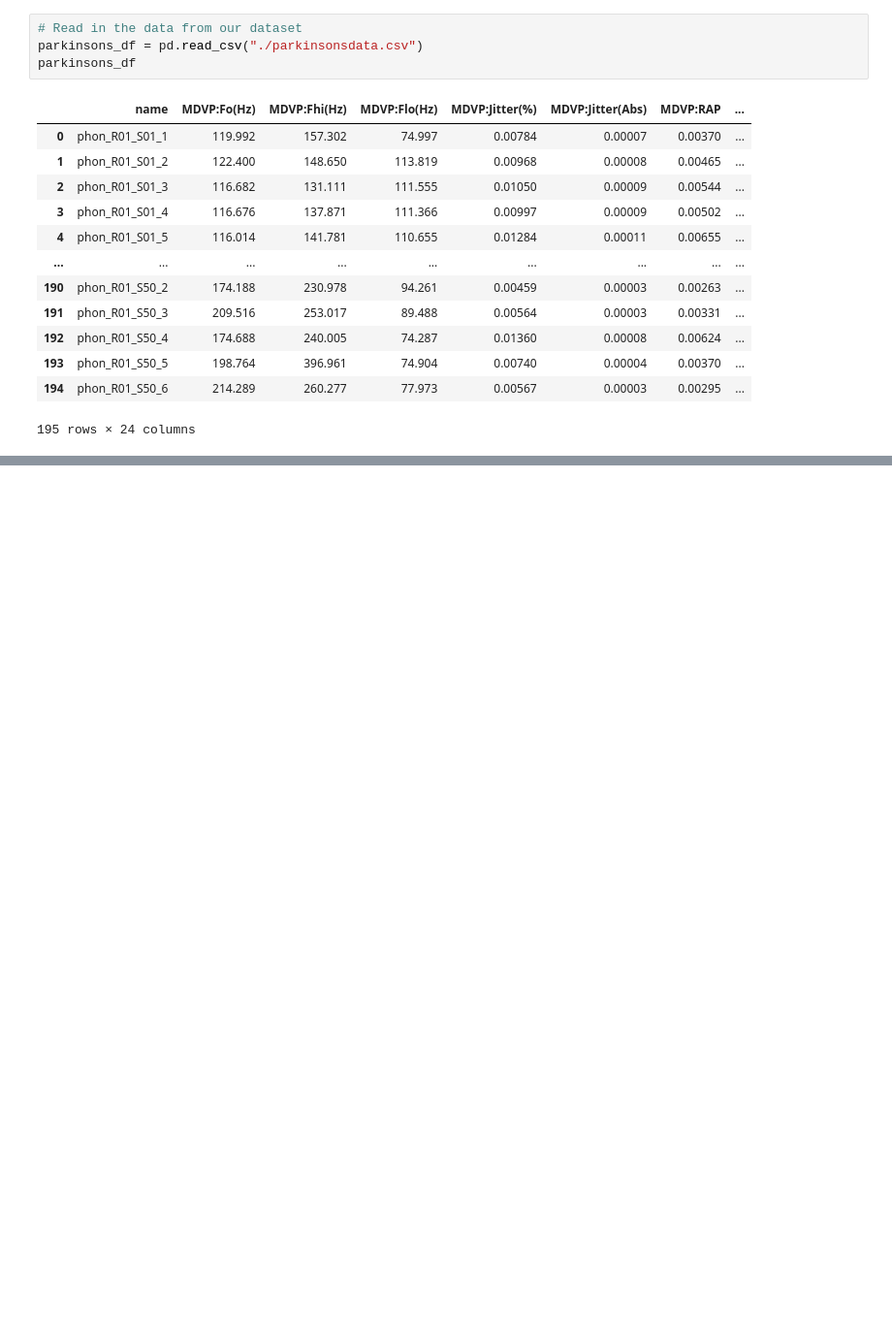
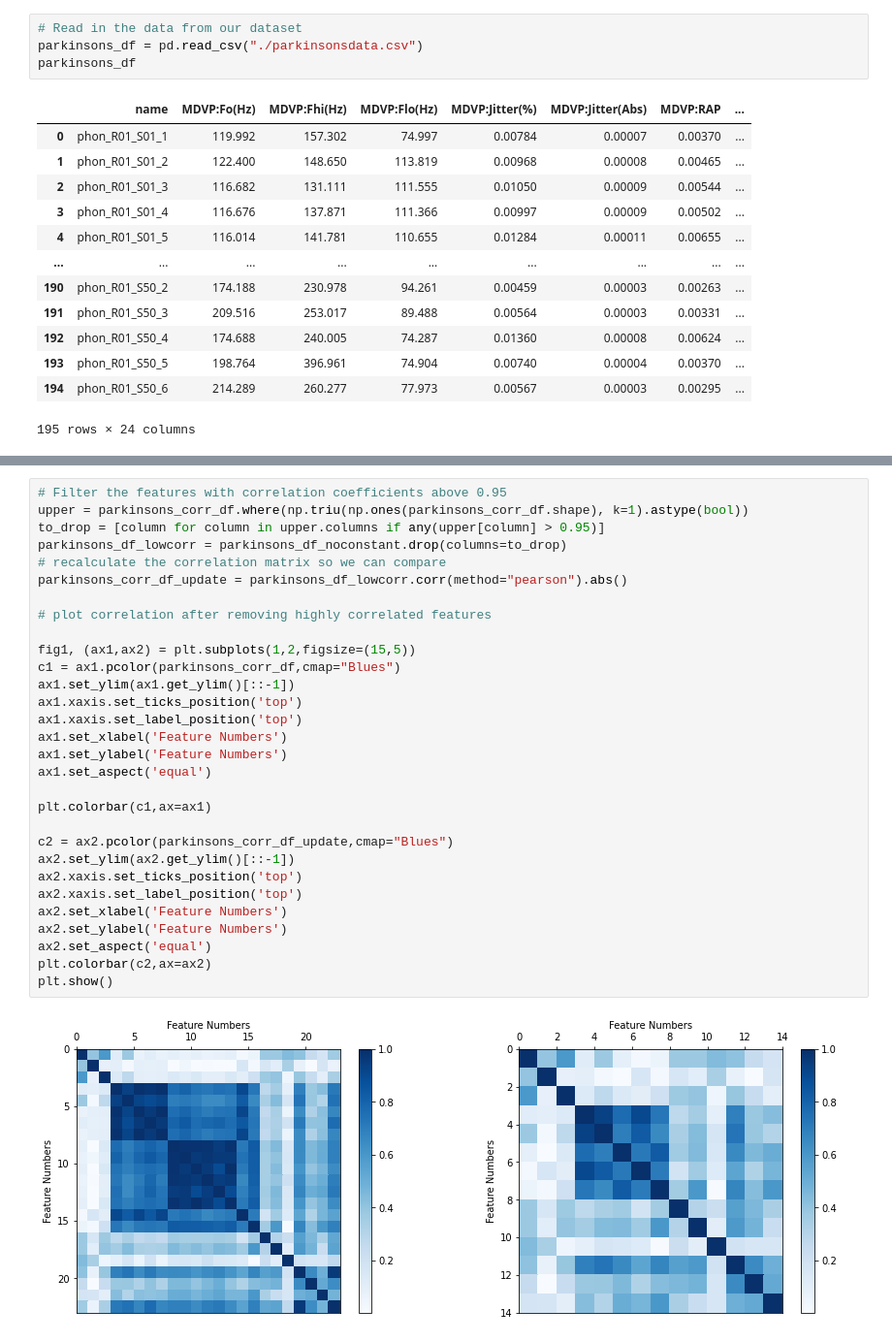
Before and after one commit to casildalewis/ParkinsonsDisease, a Jupyter notebook: parkinsons.ipynb, the cells around one changed output, grey strips where cells are left out. Shown: that part at 97% size. Cells and saved outputs as stored; diff of their text form; blank space fills up the shorter version.

```diff
--- a/parkinsons.ipynb
+++ b/parkinsons.ipynb
@@ -33,0 +63,32 @@ Section 1: Feature Engineering
+# %%
+# Filter the features with correlation coefficients above 0.95
+upper = parkinsons_corr_df.where(np.triu(np.ones(parkinsons_corr_df.shape), k=1).astype(bool))
+to_drop = [column for column in upper.columns if any(upper[column] > 0.95)]
+parkinsons_df_lowcorr = parkinsons_df_noconstant.drop(columns=to_drop)
+# recalculate the correlation matrix so we can compare
+parkinsons_corr_df_update = parkinsons_df_lowcorr.corr(method="pearson").abs()
+
+# plot correlation after removing highly correlated features
+
+fig1, (ax1,ax2) = plt.subplots(1,2,figsize=(15,5))
+c1 = ax1.pcolor(parkinsons_corr_df,cmap="Blues")
+ax1.set_ylim(ax1.get_ylim()[::-1])
+ax1.xaxis.set_ticks_position('top')
+ax1.xaxis.set_label_position('top')
+ax1.set_xlabel('Feature Numbers')
+ax1.set_ylabel('Feature Numbers')
+ax1.set_aspect('equal')
+
+plt.colorbar(c1,ax=ax1)
+
+c2 = ax2.pcolor(parkinsons_corr_df_update,cmap="Blues")
+ax2.set_ylim(ax2.get_ylim()[::-1])
+ax2.xaxis.set_ticks_position('top')
+ax2.xaxis.set_label_position('top')
+ax2.set_xlabel('Feature Numbers')
+ax2.set_ylabel('Feature Numbers')
+ax2.set_aspect('equal')
+plt.colorbar(c2,ax=ax2)
+plt.show()
+# %% [output]
+[figure, added]
```
Also changed, not shown: parts of 3 cells of this notebook.
